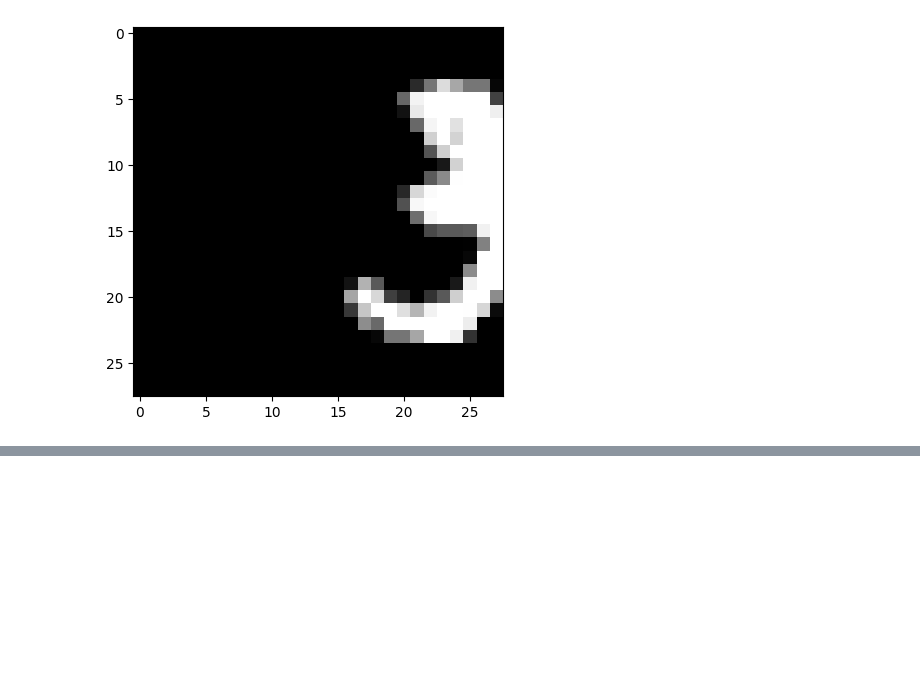
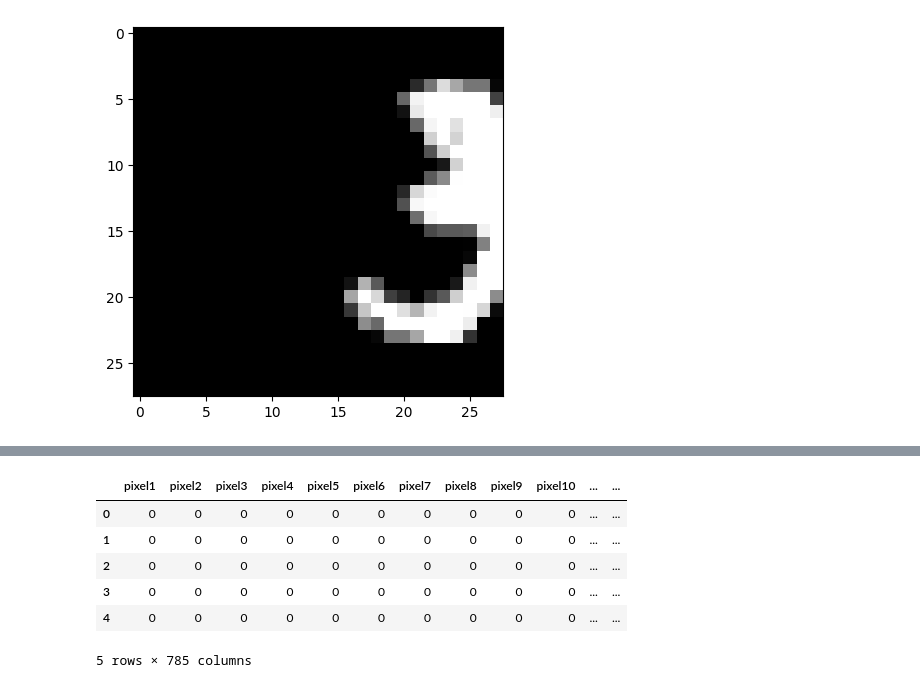
Before and after one commit to berkasin01/mnist_digit_classifier, a Jupyter notebook: mnist_cnn.ipynb, the cells around one changed output, grey strips where cells are left out. Saved outputs shown, nothing was run; the diff lists cells and outputs as text; code cells hidden in the pictures; blank space fills up the shorter version.

```diff
--- a/mnist_cnn.ipynb
+++ b/mnist_cnn.ipynb
@@ -134,0 +162,16 @@ rand_rot_img_df(data,0,60,4)
+# %%
+def shift_pixels(dataset,min_shift,max_shift,amount_of_shifts):
+    new_rows = []
+    for i in range(dataset.shape[0]):
+        img_cols = dataset.iloc[i,:].values
+        img_label = dataset.iloc[i,-1]
+        img = img_cols[:-1].reshape(28,28)
+        img = img.astype("uint8")
+        for c in range(amount_of_shifts):
+            random_i = random.randint(int(min_shift), int(max_shift))
+            shifted_img = shift(img, shift=[0, random_i])
+            img_flat = np.array(rotated_img).flatten()
+            img_flat_with_label = np.append(img_flat, img_label)
+            new_rows.append(pd.Series(img_flat_with_label, index=dataset.columns))
+    augmented_df = pd.DataFrame(new_rows)
+    return augmented_df
@@ -134,0 +188,10 @@ rand_rot_img_df(data,0,60,4)
+# %%
+merged_df.head()
+# %% [output]
+|  | pixel1 | pixel2 | pixel3 | pixel4 | pixel5 | pixel6 | pixel7 | pixel8 | pixel9 | pixel10 | ... | ... |
+| 0 | 0 | 0 | 0 | 0 | 0 | 0 | 0 | 0 | 0 | 0 | ... | ... |
+| 1 | 0 | 0 | 0 | 0 | 0 | 0 | 0 | 0 | 0 | 0 | ... | ... |
+| 2 | 0 | 0 | 0 | 0 | 0 | 0 | 0 | 0 | 0 | 0 | ... | ... |
+| 3 | 0 | 0 | 0 | 0 | 0 | 0 | 0 | 0 | 0 | 0 | ... | ... |
+| 4 | 0 | 0 | 0 | 0 | 0 | 0 | 0 | 0 | 0 | 0 | ... | ... |
+5 rows × 785 columns
```
Also changed, not shown: parts of 9 cells of this notebook.
